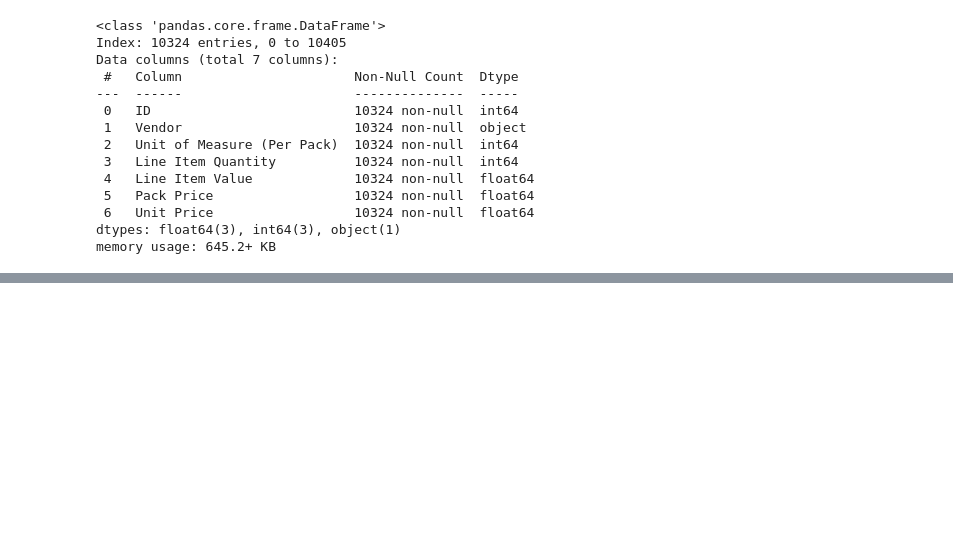
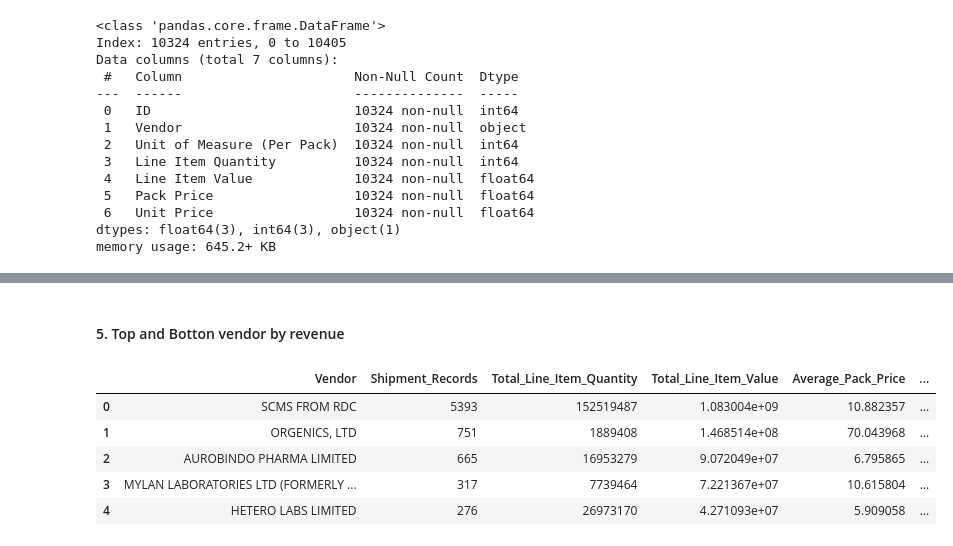
Before and after one commit to JulianChisco93/Supply-Chain-Shipment-Summary-Tool, a Jupyter notebook: notebooks/demo_vendor.ipynb, the cells around one changed output, grey strips where cells are left out. Drawn from its saved outputs; the diff is of its cells as text; code cells hidden in the pictures; blank space fills up the shorter version.

```diff
--- a/notebooks/demo_vendor.ipynb
+++ b/notebooks/demo_vendor.ipynb
@@ -88,0 +110,12 @@ memory usage: 645.2+ KB
+# %% [markdown]
+#### 5. Top and Botton vendor by revenue
+# %%
+top_5_vendors = get_top_vendors_by_revenue(vendor_data, top_n=5)
+top_5_vendors
+# %% [output]
+|  | Vendor | Shipment_Records | Total_Line_Item_Quantity | Total_Line_Item_Value | Average_Pack_Price | ... |
+| 0 | SCMS FROM RDC | 5393 | 152519487 | 1.083004e+09 | 10.882357 | ... |
+| 1 | ORGENICS, LTD | 751 | 1889408 | 1.468514e+08 | 70.043968 | ... |
+| 2 | AUROBINDO PHARMA LIMITED | 665 | 16953279 | 9.072049e+07 | 6.795865 | ... |
+| 3 | MYLAN LABORATORIES LTD (FORMERLY ... | 317 | 7739464 | 7.221367e+07 | 10.615804 | ... |
+| 4 | HETERO LABS LIMITED | 276 | 26973170 | 4.271093e+07 | 5.909058 | ... |
```
Also changed, not shown: parts of 4 cells of this notebook, 1 other file.
